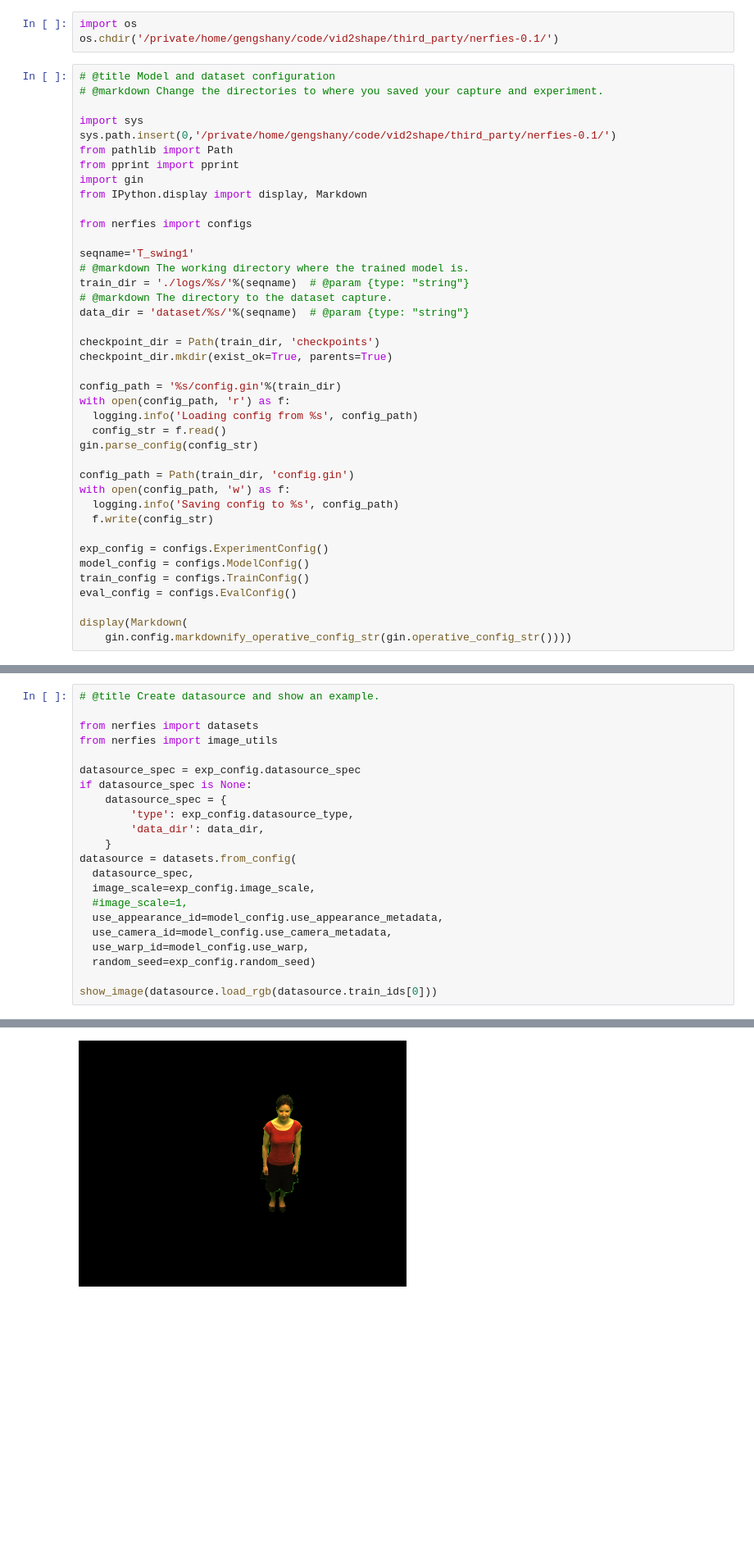
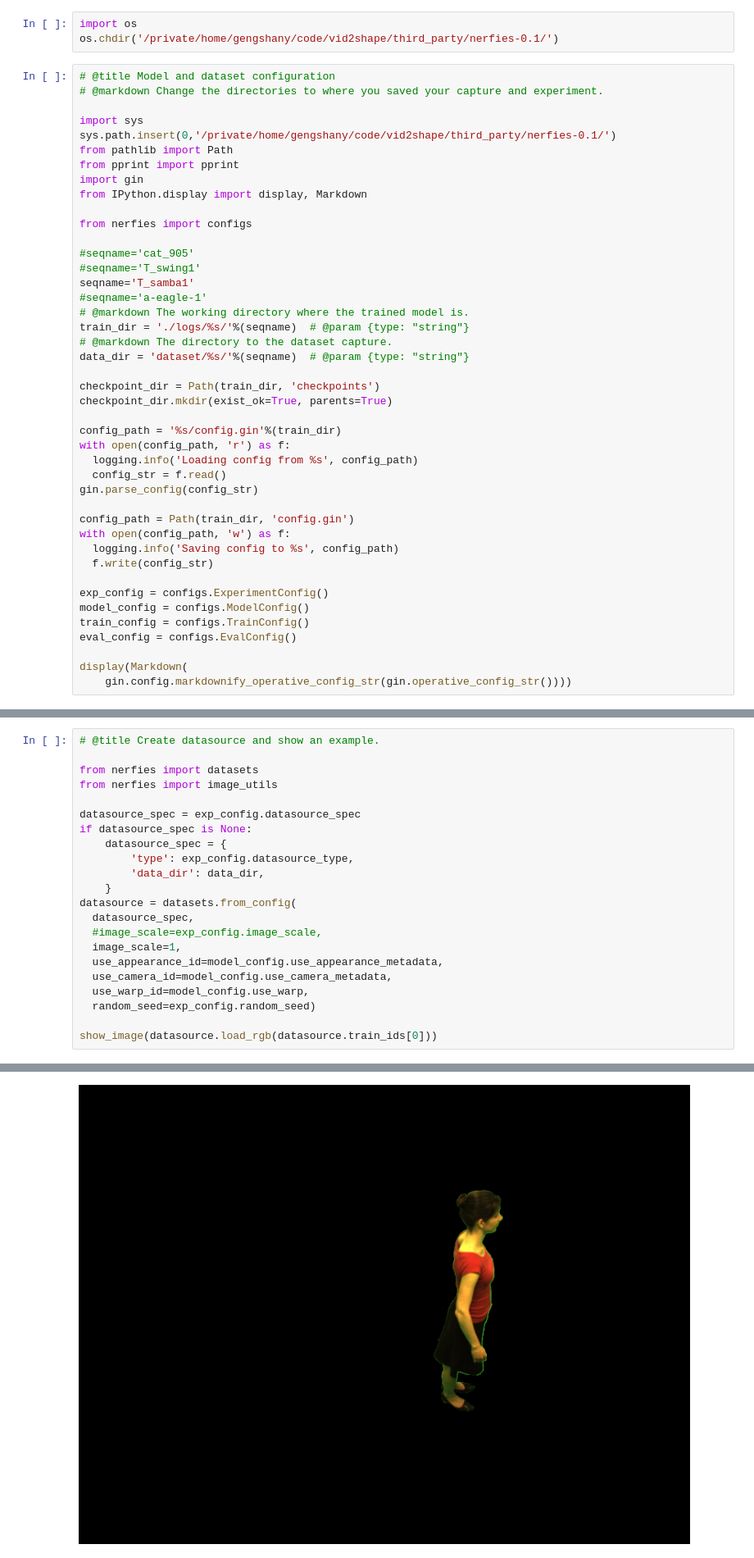
Before and after one commit to facebookresearch/banmo, a Jupyter notebook: third_party/nerfies-0.1/notebooks/Nerfies_Render_Video.ipynb, the cells around one changed output, grey strips where cells are left out. Shown at 82% size. Cells and saved outputs as stored; diff of their text form; blank space fills up the shorter version.

```diff
--- a/third_party/nerfies-0.1/notebooks/Nerfies_Render_Video.ipynb
+++ b/third_party/nerfies-0.1/notebooks/Nerfies_Render_Video.ipynb
@@ -98,7 +98,10 @@ from IPython.display import display, Markdown
 
 from nerfies import configs
 
-seqname='T_swing1'
+#seqname='cat_905'
+#seqname='T_swing1'
+seqname='T_samba1'
+#seqname='a-eagle-1'
 # @markdown The working directory where the trained model is.
 train_dir = './logs/%s/'%(seqname)  # @param {type: "string"}
 # @markdown The directory to the dataset capture.
@@ -202,8 +205,8 @@ if datasource_spec is None:
     }
 datasource = datasets.from_config(
   datasource_spec,
-  image_scale=exp_config.image_scale,
-  #image_scale=1,
+  #image_scale=exp_config.image_scale,
+  image_scale=1,
   use_appearance_id=model_config.use_appearance_metadata,
   use_camera_id=model_config.use_camera_metadata,
   use_warp_id=model_config.use_warp,
@@ -215,4 +218,4 @@ show_image(datasource.load_rgb(datasource.train_ids[0]))
-[figure, old version]
+[figure, new version]
 # %%
 # @title Initialize model
 # @markdown Defines the model and initializes its parameters.
```
Also changed, not shown: parts of 8 cells of this notebook, 14 other files.
